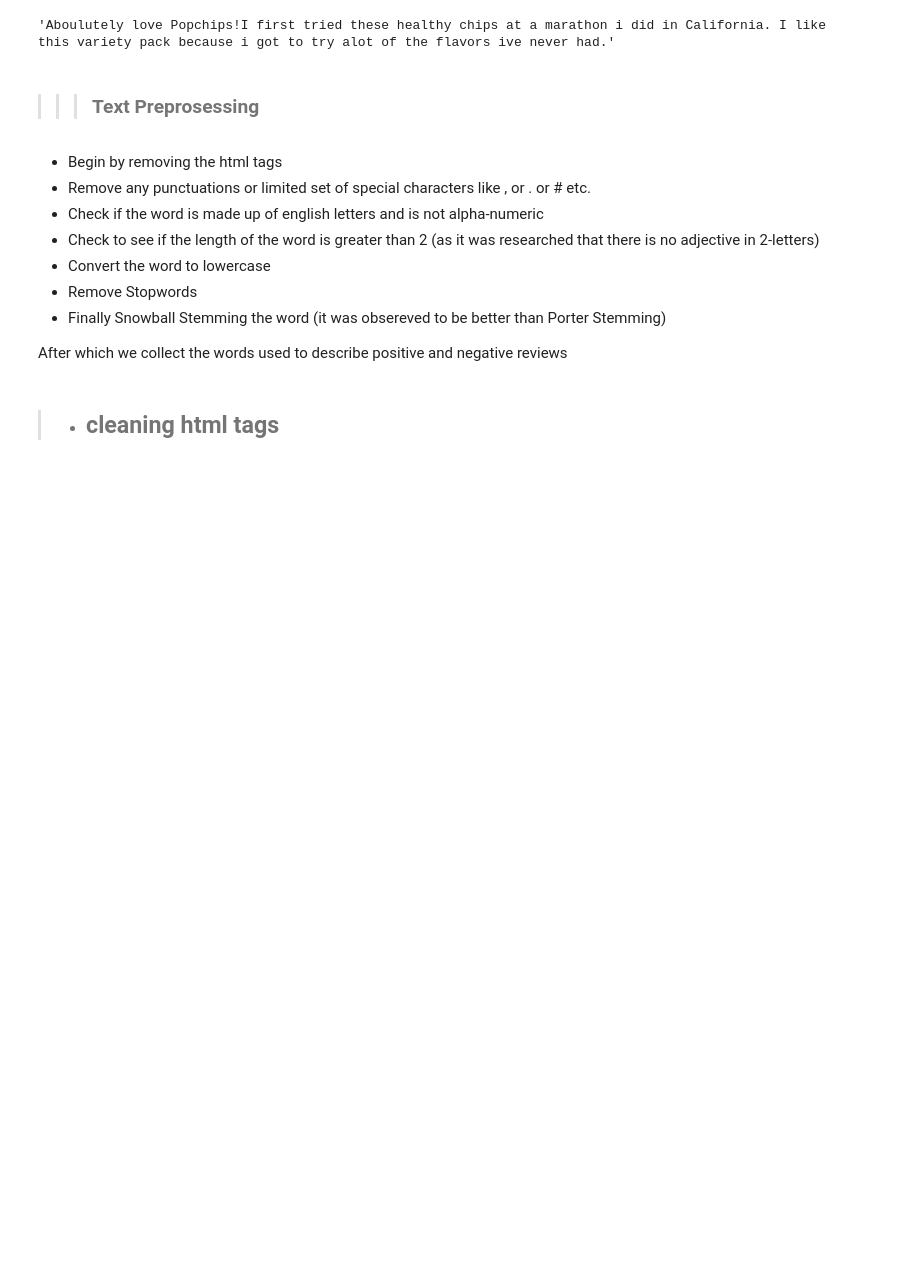
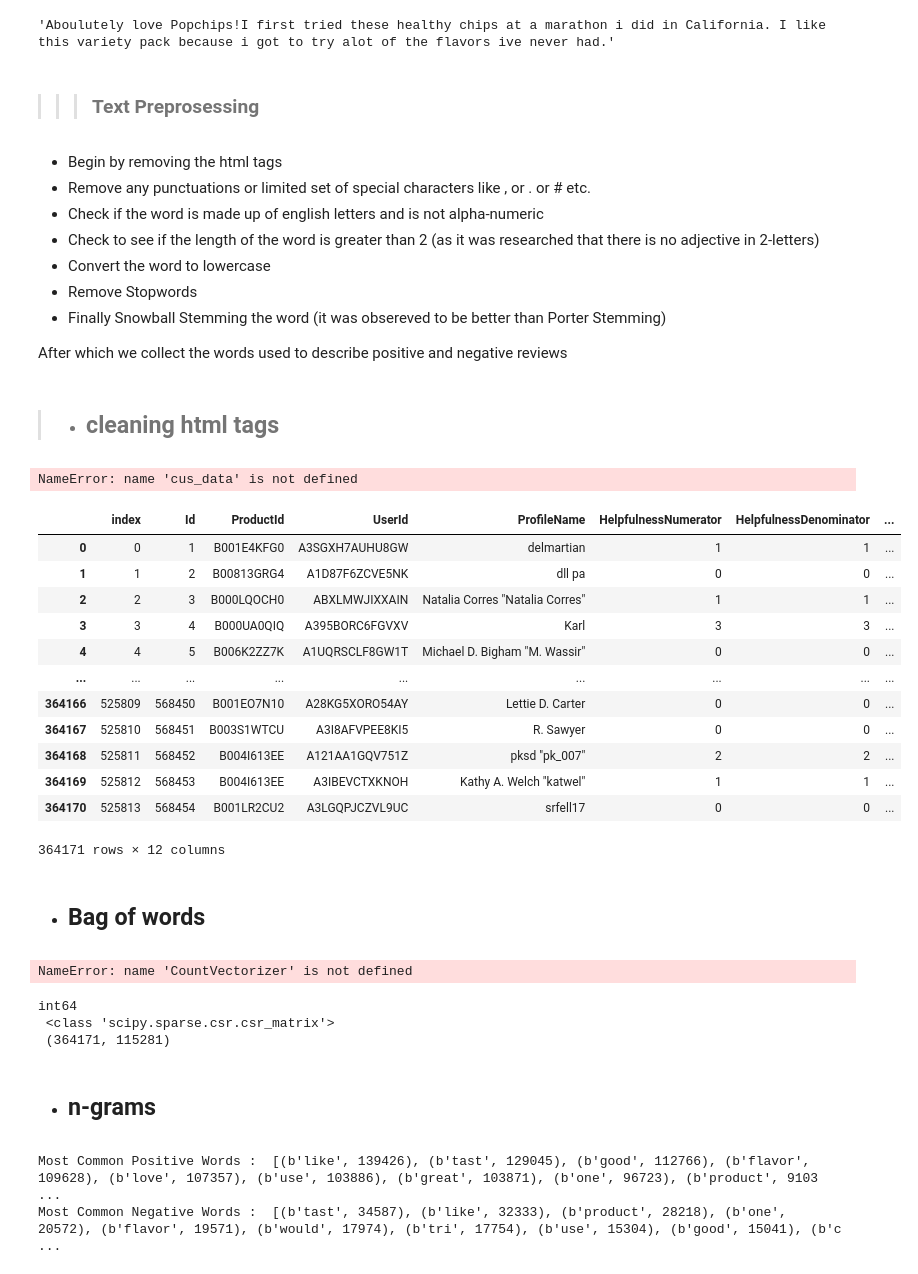
Before and after one commit to Sahil-Chavan/ML_Playground, a Jupyter notebook: Final Files/Amazonfinefoodreviews.ipynb, the cells around one changed output. Cells and saved outputs as stored; diff of their text form; code cells hidden in the pictures; blank space fills up the shorter version.

```diff
--- a/Final Files/Amazonfinefoodreviews.ipynb
+++ b/Final Files/Amazonfinefoodreviews.ipynb
@@ -121,7 +121,51 @@ for sent in cus_data['Text'].values:
 # %%
 cus_data['CleanedText']=final_string
 # %%
-conn = sqlite3.connect('cus_data.sqlite')
+conn = sqlite3.connect('../datafiles/cus_data.sqlite')
 c=conn.cursor()
 conn.text_factory = str
 cus_data.to_sql('Reviews', conn, schema=None, if_exists='replace', index=True, index_label=None, chunksize=None, dtype=None)
+# %% [output]
+NameError: name 'cus_data' is not defined
+# %%
+conn = sqlite3.connect('../datafiles/cus_data.sqlite')
+data = pd.read_sql_query(""" SELECT * FROM Reviews""",conn)
+# %%
+data
+# %% [output]
+|  | index | Id | ProductId | UserId | ProfileName | HelpfulnessNumerator | HelpfulnessDenominator | ... |
+| 0 | 0 | 1 | B001E4KFG0 | A3SGXH7AUHU8GW | delmartian | 1 | 1 | ... |
+| 1 | 1 | 2 | B00813GRG4 | A1D87F6ZCVE5NK | dll pa | 0 | 0 | ... |
+| 2 | 2 | 3 | B000LQOCH0 | ABXLMWJIXXAIN | Natalia Corres "Natalia Corres" | 1 | 1 | ... |
+| 3 | 3 | 4 | B000UA0QIQ | A395BORC6FGVXV | Karl | 3 | 3 | ... |
+| 4 | 4 | 5 | B006K2ZZ7K | A1UQRSCLF8GW1T | Michael D. Bigham "M. Wassir" | 0 | 0 | ... |
+| ... | ... | ... | ... | ... | ... | ... | ... | ... |
+| 364166 | 525809 | 568450 | B001EO7N10 | A28KG5XORO54AY | Lettie D. Carter | 0 | 0 | ... |
+| 364167 | 525810 | 568451 | B003S1WTCU | A3I8AFVPEE8KI5 | R. Sawyer | 0 | 0 | ... |
+| 364168 | 525811 | 568452 | B004I613EE | A121AA1GQV751Z | pksd "pk_007" | 2 | 2 | ... |
+| 364169 | 525812 | 568453 | B004I613EE | A3IBEVCTXKNOH | Kathy A. Welch "katwel" | 1 | 1 | ... |
+| 364170 | 525813 | 568454 | B001LR2CU2 | A3LGQPJCZVL9UC | srfell17 | 0 | 0 | ... |
+364171 rows × 12 columns
+# %% [markdown]
+- ## Bag of words
+# %%
+count_vect = CountVectorizer() #in scikit-learn
+bow = count_vect.fit_transform(data['Text'].values) # .values has been depretiated use to_numpy()
+# %% [output]
+NameError: name 'CountVectorizer' is not defined
+# %%
+print(bow.dtype,'\n',type(bow),'\n',bow.shape)
+# %% [output]
+int64
+ <class 'scipy.sparse.csr.csr_matrix'>
+ (364171, 115281)
+# %% [markdown]
+- ## n-grams
+# %%
+freq_dist_positive=nltk.FreqDist(all_positive_words)
+freq_dist_negative=nltk.FreqDist(all_negative_words)
+print("Most Common Positive Words : ",freq_dist_positive.most_common(20))
+print("Most Common Negative Words : ",freq_dist_negative.most_common(20))
+# %% [output]
+Most Common Positive Words :  [(b'like', 139426), (b'tast', 129045), (b'good', 112766), (b'flavor', 109628), (b'love', 107357), (b'use', 103886), (b'great', 103871), (b'one', 96723), (b'product', 9103 ...
+Most Common Negative Words :  [(b'tast', 34587), (b'like', 32333), (b'product', 28218), (b'one', 20572), (b'flavor', 19571), (b'would', 17974), (b'tri', 17754), (b'use', 15304), (b'good', 15041), (b'c ...
```
Also changed, not shown: parts of 26 cells of this notebook.
